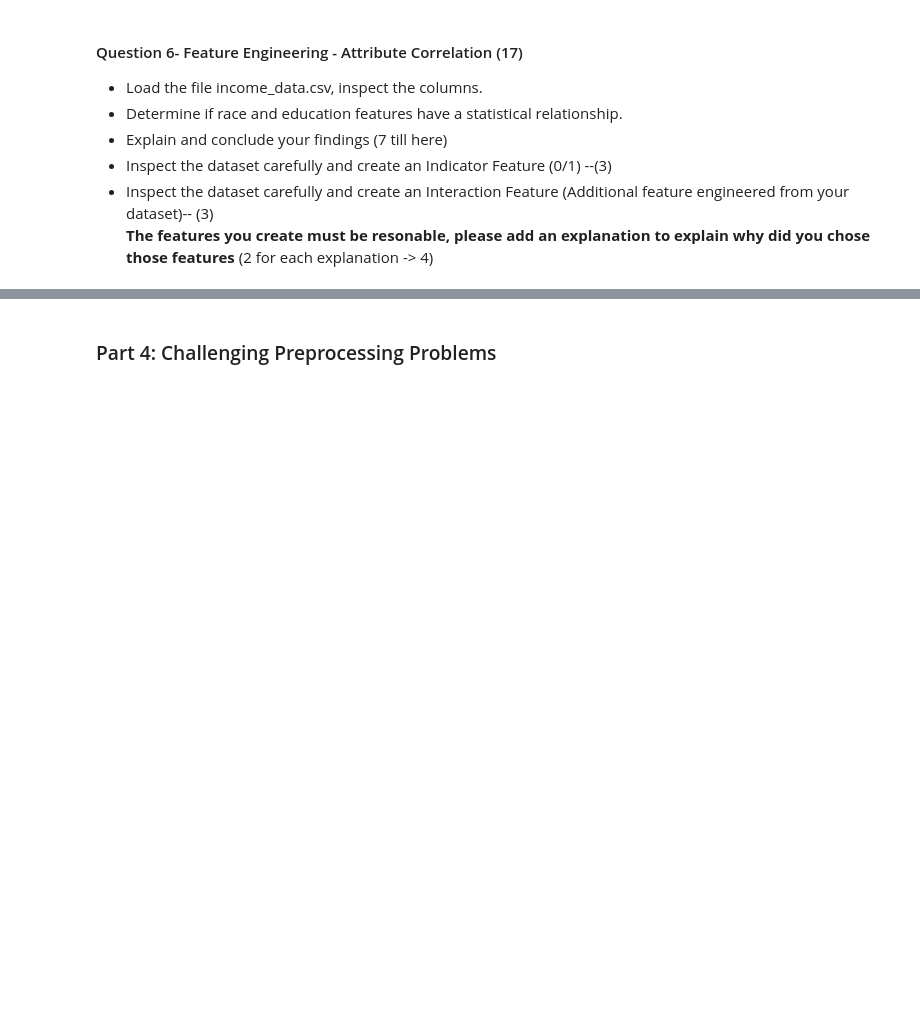
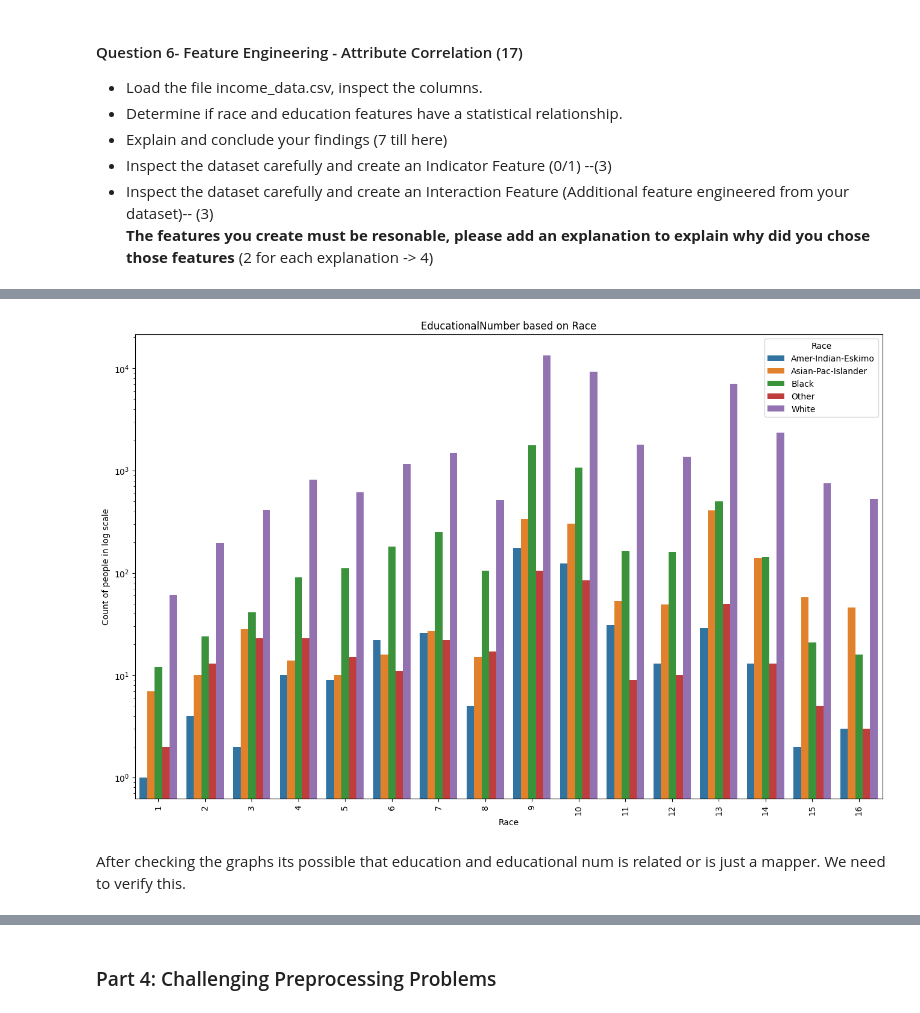
Before and after one commit to NikhilShankar/CSCN-8245-MLProgramming, a Jupyter notebook: Assignment-2/NikhilShankarChirakkalSivasankaran_2_Assignment_2.ipynb, the cells around one changed output, grey strips where cells are left out. Cells and saved outputs as stored; diff of their text form; code cells hidden in the pictures; blank space fills up the shorter version.

```diff
--- a/Assignment-2/Assignment2.ipynb
+++ b/Assignment-2/NikhilShankarChirakkalSivasankaran_2_Assignment_2.ipynb
@@ -869,0 +897,15 @@ __The features you create must be resonable, please add an explanation to explai
+# %%
+income_data_df_table_2 = income_data_df.groupby(['race', 'educational-num']).size().reset_index(name='Count')
+plt.figure(figsize=(16, 10))
+sns.barplot(x='educational-num', y='Count', hue='race', data=income_data_df_table_2)
+plt.title("EducationalNumber based on Race")
+plt.ylabel("Count of people in log scale")
+plt.yscale("log")
+plt.xlabel("Race")
+plt.legend(title="Race")
+plt.xticks(rotation=90)
+plt.show()
+# %% [output]
+[figure, added]
+# %% [markdown]
+After checking the graphs its possible that education and educational num is related or is just a mapper. We need to verify this.
```
Also changed, not shown: parts of 28 cells of this notebook, 3 other files.
